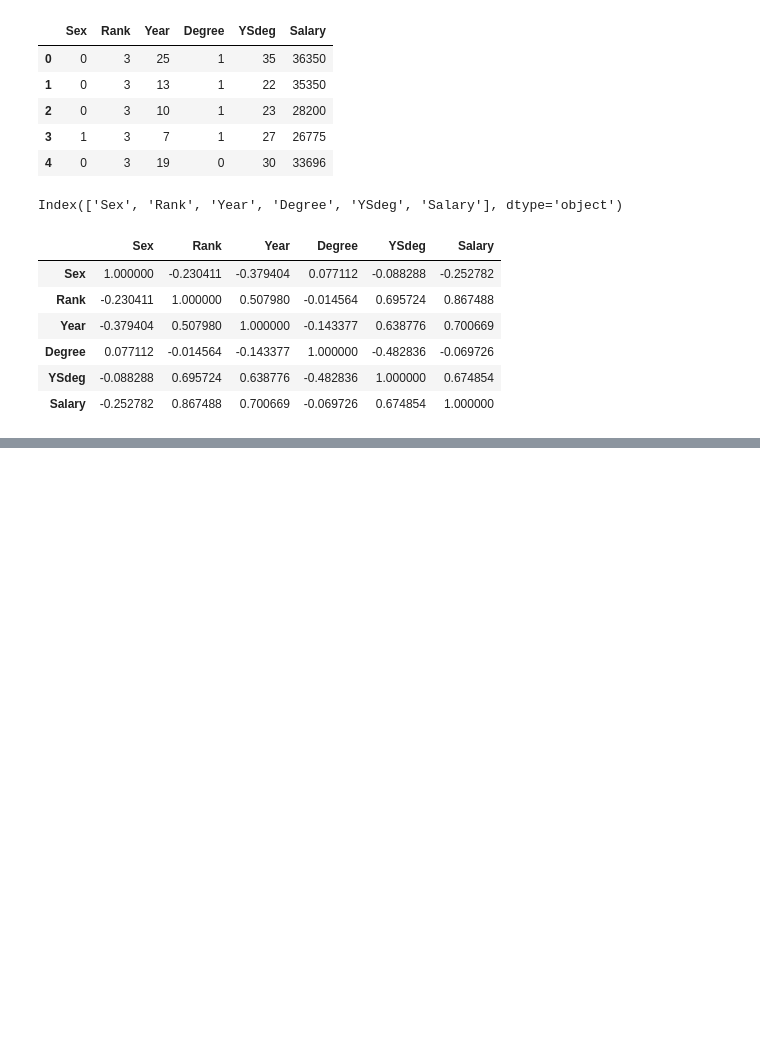
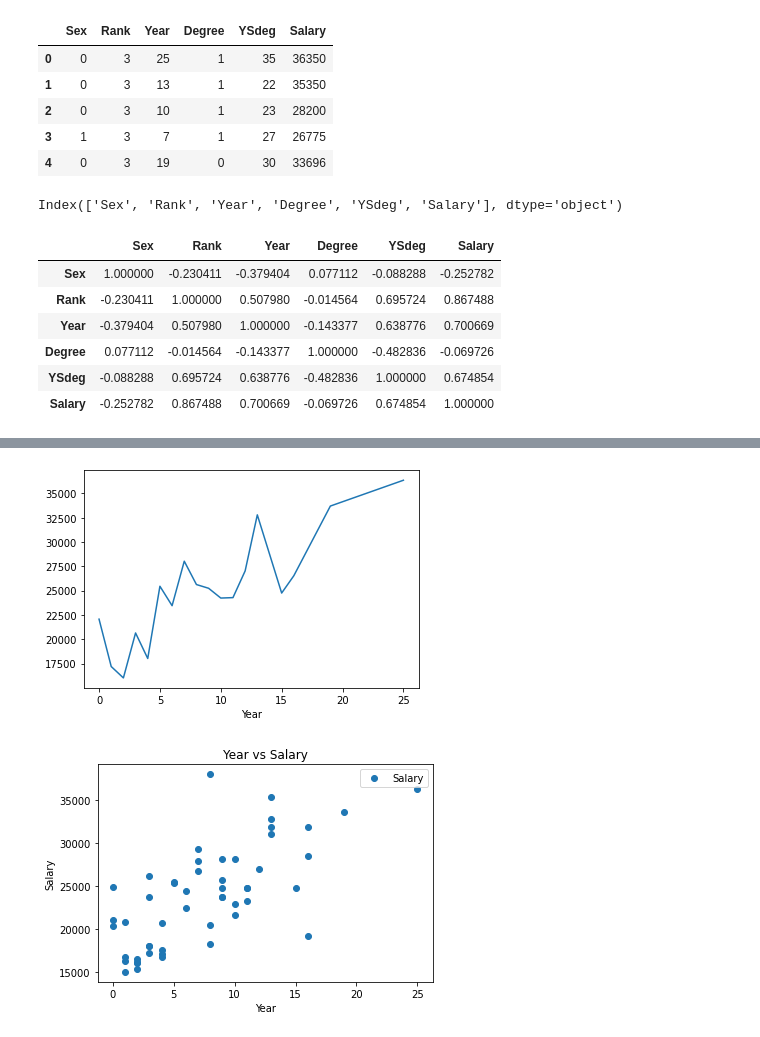
Before and after one commit to Vigneshkumarcvk/Python, a Jupyter notebook: Copy_of_Assignment5_6_7.ipynb, the cells around one changed output, grey strips where cells are left out. Saved outputs shown, nothing was run; the diff lists cells and outputs as text; code cells hidden in the pictures; blank space fills up the shorter version.

```diff
--- a/Copy_of_Assignment5_6_7.ipynb
+++ b/Copy_of_Assignment5_6_7.ipynb
@@ -448,0 +515,11 @@ df.corr()
+# %%
+import matplotlib.pyplot as plt
+df1.groupby('Year')['Salary'].mean().plot()
+df1.plot(x ='Year', y='Salary',style='o')
+plt.title('Year vs Salary')
+plt.xlabel('Year')
+plt.ylabel('Salary')
+plt.show()
+# %% [output]
+[figure, added]
+[figure, added]
```
Also changed, not shown: parts of 50 cells of this notebook.
